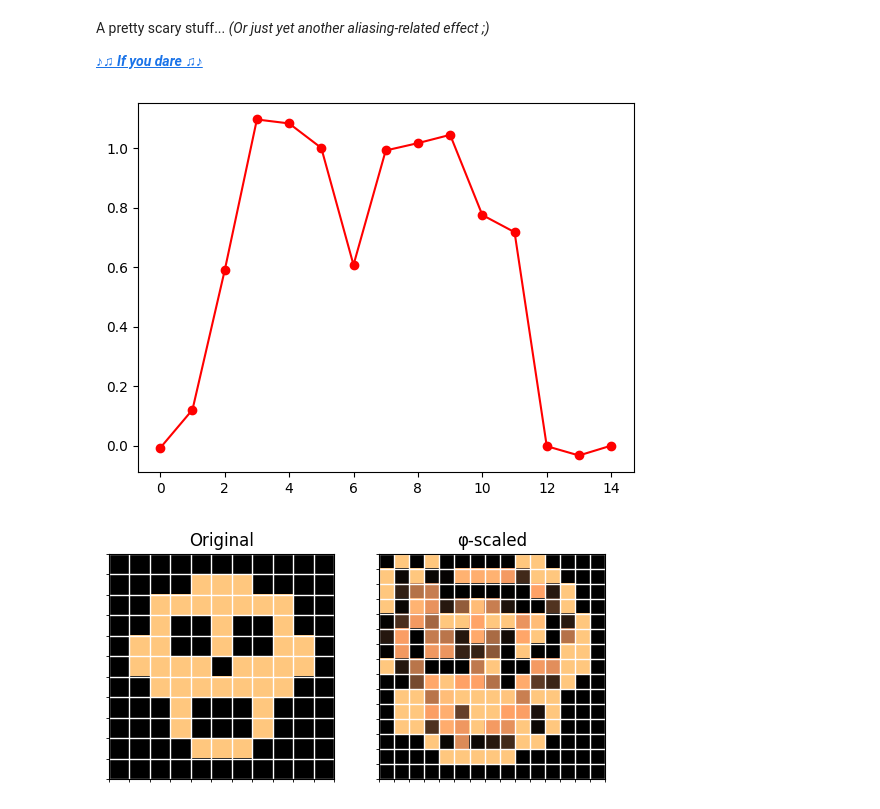
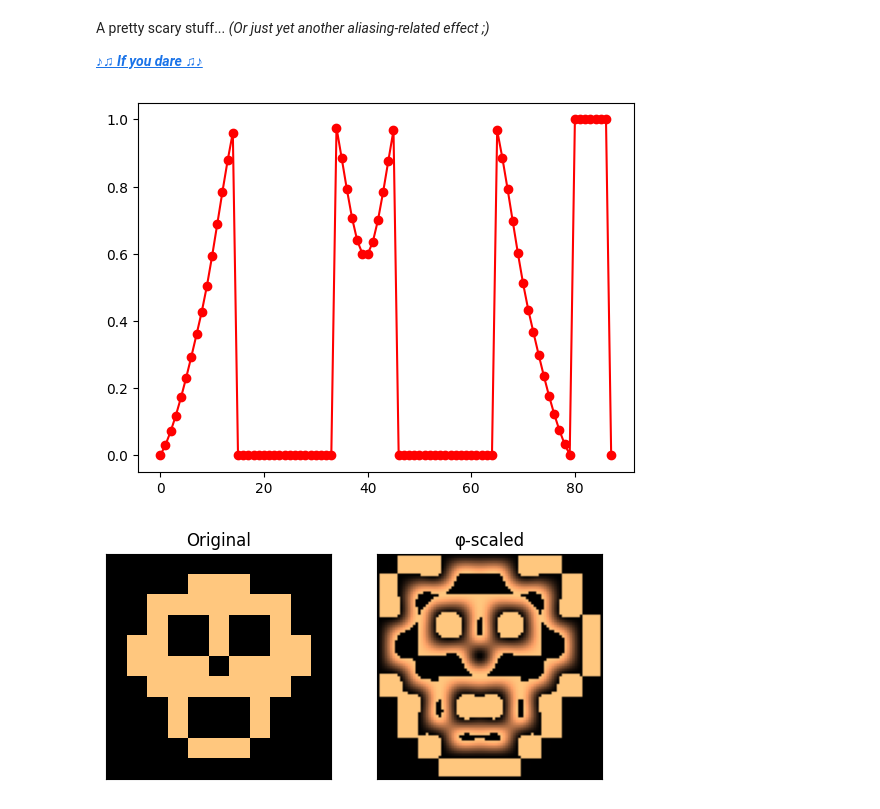
Before and after one commit to Bahrd/AppliedPythonology, a Jupyter notebook: ipynbs/interpolation2D.ipynb, the cells around one changed output. Cells and saved outputs as stored; diff of their text form; code cells hidden in the pictures.

```diff
--- a/ipynbs/interpolation2D.ipynb
+++ b/ipynbs/interpolation2D.ipynb
@@ -12,10 +12,10 @@ from sys import argv
 
 ## Settings:
 #  A source image...
-img = eddie; M = len(img); N = M + 4 #<< 0b1
+img = eddie; M = len(img); N = M << 0b11
 # ... and some shortcuts.
 
-ψ = ϕ
+ψ = ϕ #  Π, Λ, ϕ, ξ
 את, nomina = lambda : choice([True, False]), ψ.__name__ # when the last is the first class...
 _ψ, Cu = eval(nomina), 'copper'
 # %% [markdown]
@@ -52,9 +52,9 @@ A pretty scary stuff...
 # %%
 if 0b1:
     # Troughs and crests
     _ = plot(out[N >> 0b1, ...], 'ro-'), show()
     out[out < 0.0] = 1.0; out[out > 1.0] = 0.0
-    DI((img, out), ('Original', f'{nomina}-scaled'), cmp = Cu, clip = False)
+    DI((img, out), ('Original', f'{nomina}-scaled'), cmp = Cu, clip = False, grid = False)
 # %% [output]
-[figure, old version]
+[figure, new version]
-[figure, old version]
+[figure, new version]
```
Also changed, not shown: parts of 2 cells of this notebook, 11 other files.
